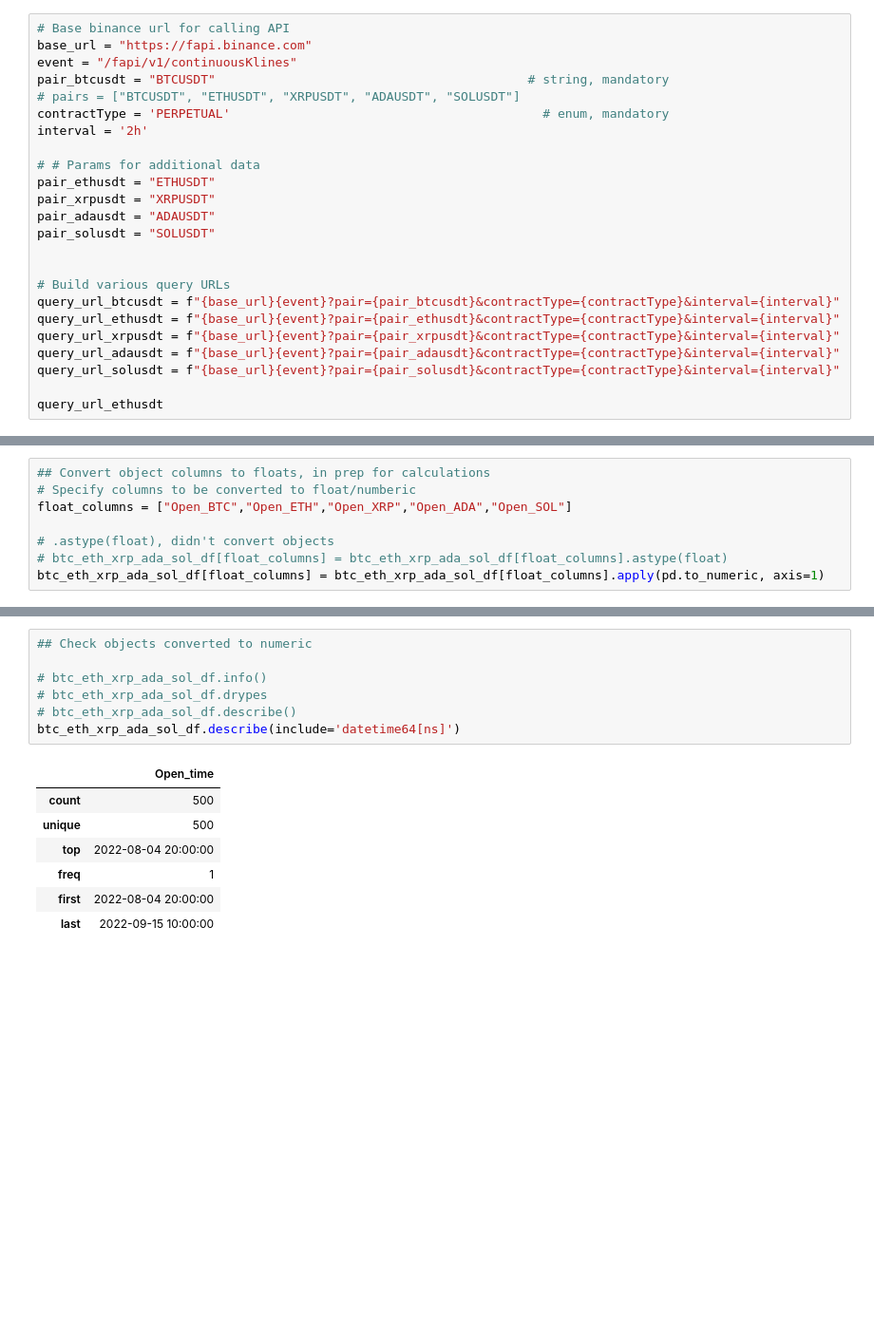
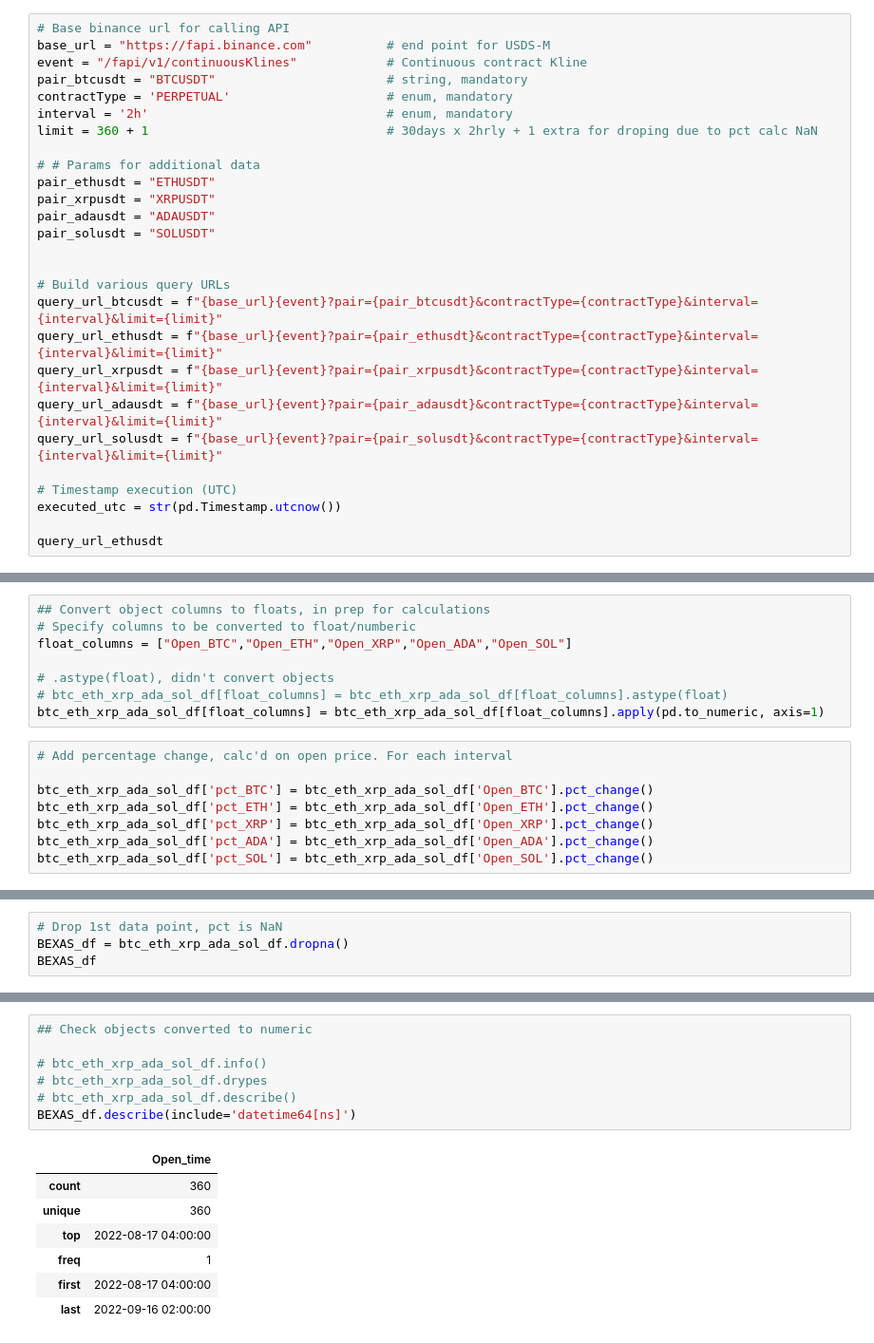
Before and after one commit to chiron-chiron/crypto-challenge, a Jupyter notebook: correlations.ipynb, the cells around one changed output, grey strips where cells are left out. Shown: that part at 95% size. Cells and saved outputs as stored; diff of their text form; blank space fills up the shorter version.

```diff
--- a/correlations.ipynb
+++ b/correlations.ipynb
@@ -96,11 +112,11 @@ https://binance-docs.github.io/apidocs/spot/en/#rolling-window-price-change-stat
 # %%
 # Base binance url for calling API
-base_url = "https://fapi.binance.com"
-event = "/fapi/v1/continuousKlines"
-pair_btcusdt = "BTCUSDT"                                          # string, mandatory
-# pairs = ["BTCUSDT", "ETHUSDT", "XRPUSDT", "ADAUSDT", "SOLUSDT"]
-contractType = 'PERPETUAL'                                          # enum, mandatory
-interval = '2h'
+base_url = "https://fapi.binance.com"          # end point for USDS-M
+event = "/fapi/v1/continuousKlines"            # Continuous contract Kline
+pair_btcusdt = "BTCUSDT"                       # string, mandatory
+contractType = 'PERPETUAL'                     # enum, mandatory
+interval = '2h'                                # enum, mandatory
+limit = 360 + 1                                # 30days x 2hrly + 1 extra for droping due to pct calc NaN
 
 # # Params for additional data
 pair_ethusdt = "ETHUSDT"
@@ -110,11 +126,14 @@ pair_solusdt = "SOLUSDT"
 
 
 # Build various query URLs
-query_url_btcusdt = f"{base_url}{event}?pair={pair_btcusdt}&contractType={contractType}&interval={interval}"
-query_url_ethusdt = f"{base_url}{event}?pair={pair_ethusdt}&contractType={contractType}&interval={interval}"
-query_url_xrpusdt = f"{base_url}{event}?pair={pair_xrpusdt}&contractType={contractType}&interval={interval}"
-query_url_adausdt = f"{base_url}{event}?pair={pair_adausdt}&contractType={contractType}&interval={interval}"
-query_url_solusdt = f"{base_url}{event}?pair={pair_solusdt}&contractType={contractType}&interval={interval}"
+query_url_btcusdt = f"{base_url}{event}?pair={pair_btcusdt}&contractType={contractType}&interval={interval}&limit={limit}"
+query_url_ethusdt = f"{base_url}{event}?pair={pair_ethusdt}&contractType={contractType}&interval={interval}&limit={limit}"
+query_url_xrpusdt = f"{base_url}{event}?pair={pair_xrpusdt}&contractType={contractType}&interval={interval}&limit={limit}"
+query_url_adausdt = f"{base_url}{event}?pair={pair_adausdt}&contractType={contractType}&interval={interval}&limit={limit}"
+query_url_solusdt = f"{base_url}{event}?pair={pair_solusdt}&contractType={contractType}&interval={interval}&limit={limit}"
+
+# Timestamp execution (UTC)
+executed_utc = str(pd.Timestamp.utcnow())
 
 query_url_ethusdt
 # %% [output]
@@ -305,3 +324,11 @@ float_columns = ["Open_BTC","Open_ETH","Open_XRP","Open_ADA","Open_SOL"]
 # .astype(float), didn't convert objects
 # btc_eth_xrp_ada_sol_df[float_columns] = btc_eth_xrp_ada_sol_df[float_columns].astype(float)
 btc_eth_xrp_ada_sol_df[float_columns] = btc_eth_xrp_ada_sol_df[float_columns].apply(pd.to_numeric, axis=1)
+# %%
+# Add percentage change, calc'd on open price. For each interval
+
+btc_eth_xrp_ada_sol_df['pct_BTC'] = btc_eth_xrp_ada_sol_df['Open_BTC'].pct_change()
+btc_eth_xrp_ada_sol_df['pct_ETH'] = btc_eth_xrp_ada_sol_df['Open_ETH'].pct_change()
+btc_eth_xrp_ada_sol_df['pct_XRP'] = btc_eth_xrp_ada_sol_df['Open_XRP'].pct_change()
+btc_eth_xrp_ada_sol_df['pct_ADA'] = btc_eth_xrp_ada_sol_df['Open_ADA'].pct_change()
+btc_eth_xrp_ada_sol_df['pct_SOL'] = btc_eth_xrp_ada_sol_df['Open_SOL'].pct_change()
@@ -307,0 +338,4 @@ btc_eth_xrp_ada_sol_df[float_columns] = btc_eth_xrp_ada_sol_df[float_columns].ap
+# %%
+# Drop 1st data point, pct is NaN
+BEXAS_df = btc_eth_xrp_ada_sol_df.dropna()
+BEXAS_df
@@ -308,15 +356,15 @@ btc_eth_xrp_ada_sol_df[float_columns] = btc_eth_xrp_ada_sol_df[float_columns].ap
 # %%
 ## Check objects converted to numeric
 
 # btc_eth_xrp_ada_sol_df.info()
 # btc_eth_xrp_ada_sol_df.drypes
 # btc_eth_xrp_ada_sol_df.describe()
-btc_eth_xrp_ada_sol_df.describe(include='datetime64[ns]')
+BEXAS_df.describe(include='datetime64[ns]')
 # %% [output]
 |  | Open_time |
-| count | 500 |
-| unique | 500 |
-| top | 2022-08-04 20:00:00 |
+| count | 360 |
+| unique | 360 |
+| top | 2022-08-17 04:00:00 |
 | freq | 1 |
-| first | 2022-08-04 20:00:00 |
-| last | 2022-09-15 10:00:00 |
+| first | 2022-08-17 04:00:00 |
+| last | 2022-09-16 02:00:00 |
```
Also changed, not shown: parts of 39 cells of this notebook, 10 other files.
